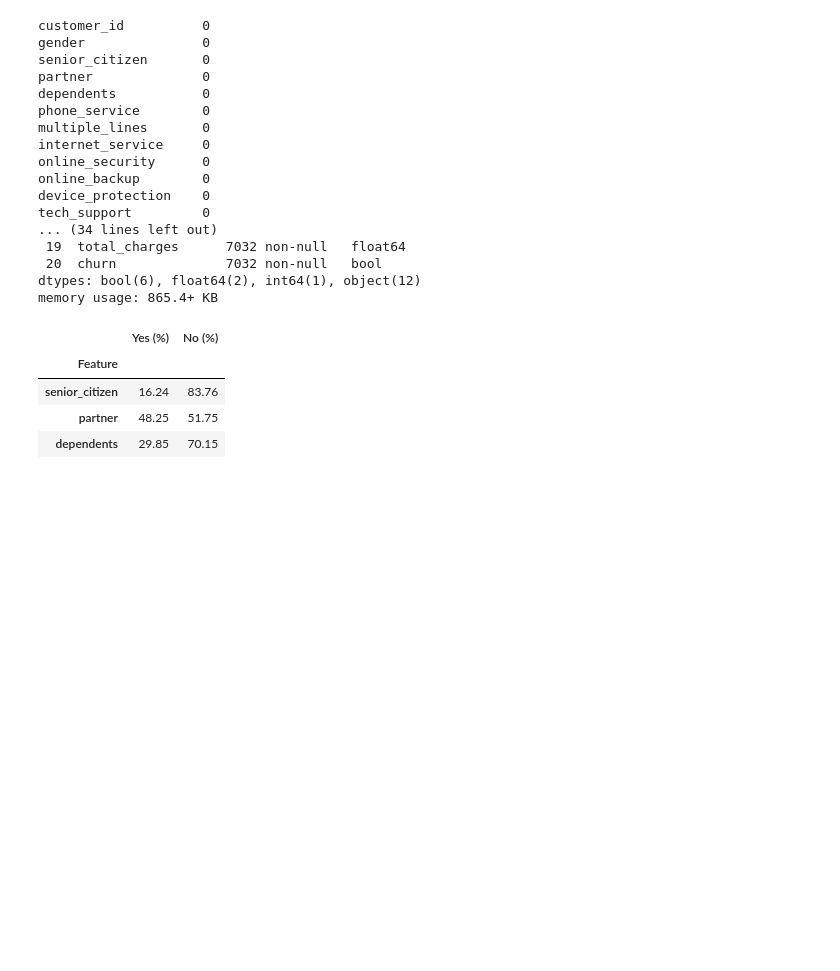
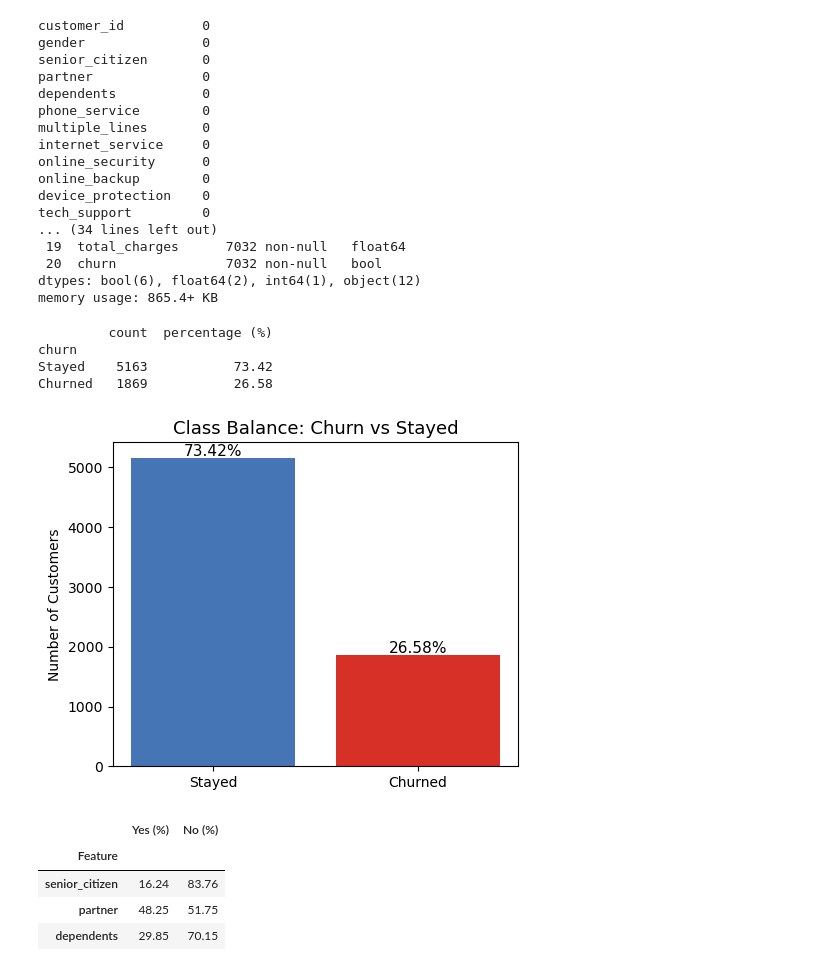
Before and after one commit to Jinglerjing/TELCO_CUSTOMER_CHURN_ANALYSIS, a Jupyter notebook: Churn_rate_EDA.ipynb, the cells around one changed output. Drawn from its saved outputs; the diff is of its cells as text; code cells hidden in the pictures; blank space fills up the shorter version.

```diff
--- a/Churn_rate_EDA.ipynb
+++ b/Churn_rate_EDA.ipynb
@@ -51,6 +51,33 @@ tech_support         0
  20  churn              7032 non-null   bool
 dtypes: bool(6), float64(2), int64(1), object(12)
 memory usage: 865.4+ KB
+# %%
+# Class balance check — churn rate and absolute counts
+churn_counts = df['churn'].value_counts()
+churn_pct = df['churn'].value_counts(normalize=True).mul(100).round(2)
+
+balance_df = pd.DataFrame({'count': churn_counts, 'percentage (%)': churn_pct})
+balance_df.index = balance_df.index.map(lambda x: 'Churned' if x is True or x == 1 else 'Stayed')
+print(balance_df)
+
+# Visualise
+fig, ax = plt.subplots(figsize=(5, 4))
+ax.bar(balance_df.index, balance_df['count'], color=['#4575b4', '#d73027'])
+for i, (count, pct) in enumerate(zip(balance_df['count'], balance_df['percentage (%)'])):
+    ax.text(i, count + 30, f'{pct}%', ha='center', fontsize=11)
+ax.set_title('Class Balance: Churn vs Stayed', fontsize=13)
+ax.set_ylabel('Number of Customers')
+plt.tight_layout()
+plt.show()
+
+# ~26.5% churn rate — moderate imbalance. Consider SMOTE or class_weight='balanced'
+# when training classifiers to avoid the model defaulting to predicting 'Stayed'.
+# %% [output]
+         count  percentage (%)
+churn
+Stayed    5163           73.42
+Churned   1869           26.58
+[figure, added]
 # %%
 # Calculate the Yes/No ratio (%) for senior_citizen, partner, and dependents.
 # Each boolean column is normalised to percentages and displayed as a summary table
```
Also changed, not shown: parts of 3 cells of this notebook, 3 other files.
